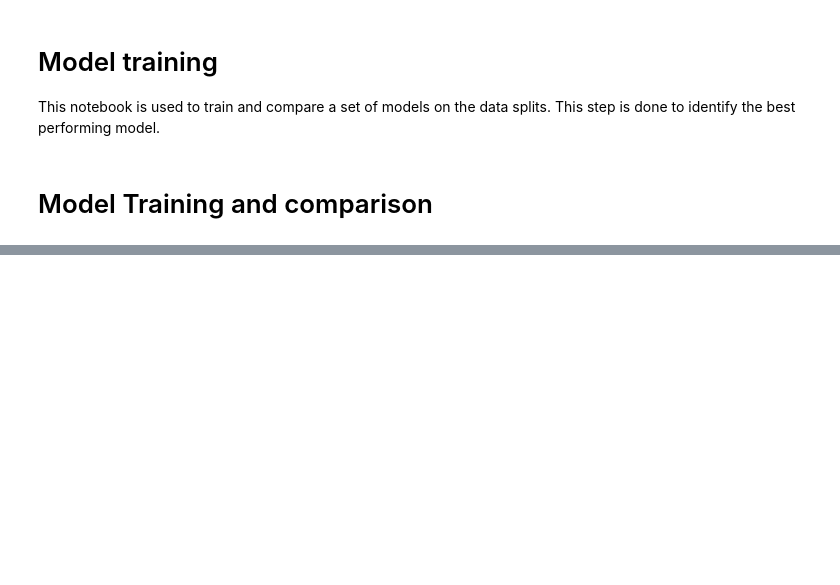
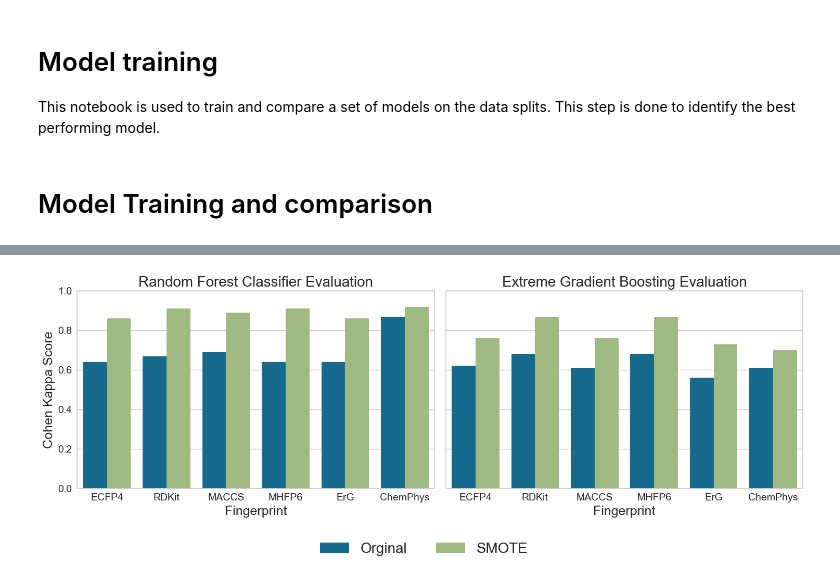
Before and after one commit to IMI-COMBINE/broad_spectrum_prediction, a Jupyter notebook: src/7_model_selection.ipynb, the cells around one changed output, grey strips where cells are left out. Drawn from its saved outputs; the diff is of its cells as text; code cells hidden in the pictures; blank space fills up the shorter version.

```diff
--- a/src/7_model_selection.ipynb
+++ b/src/7_model_selection.ipynb
@@ -129,0 +140,67 @@ Training rdkit model with no SMOTE
+# %%
+m = final_eval_df["Model"].isin(
+    ["Random Forest Classifier", "Extreme Gradient Boosting"]
+)
+top_models = final_eval_df[m]
+# %%
+fig, (ax1, ax2) = plt.subplots(1, 2, figsize=(15, 5))
+
+sns.barplot(
+    data=top_models[top_models["Model"] == "Random Forest Classifier"],
+    x="fingerprint",
+    y="kappa",
+    hue="Train type",
+    hue_order=["Orginal", "SMOTE"],
+    ax=ax1,
+)
+ax1.set_ylabel("Cohen Kappa Score", fontsize=18)
+ax1.set_xlabel("Fingerprint", fontsize=18)
+# increase font size of x ticks
+ax1.tick_params(axis="x", labelsize=14)
+ax1.tick_params(axis="y", labelsize=14)
+ax1.set_ylim(0, 1)
+
+# remove legend
+ax1.get_legend().remove()
+
+ax1.set_title("Random Forest Classifier Evaluation", fontsize=20)
+
+sns.barplot(
+    data=top_models[top_models["Model"] == "Extreme Gradient Boosting"],
+    x="fingerprint",
+    y="kappa",
+    hue="Train type",
+    hue_order=["Orginal", "SMOTE"],
+    ax=ax2,
+)
+ax2.set_ylabel("")
+ax2.set_xlabel("Fingerprint", fontsize=18)
+
+# remove y tick labels
+ax2.set_yticklabels([])
+
+# increase font size of x ticks
+ax2.tick_params(axis="x", labelsize=14)
+ax2.tick_params(axis="y", labelsize=14)
+
+ax2.set_ylim(0, 1)
+ax2.set_title("Extreme Gradient Boosting Evaluation", fontsize=20)
+
+# remove legend
+ax2.get_legend().remove()
+
+handles, labels = ax1.get_legend_handles_labels()
+fig.legend(
+    handles,
+    labels,
+    loc="upper center",
+    bbox_to_anchor=(0.5, -0.01),
+    ncol=2,
+    fontsize=20,
+)
+
+plt.tight_layout()
+plt.savefig("../figures/figure_5.png", dpi=400)
+plt.show()
+# %% [output]
+[figure, added]
```
Also changed, not shown: parts of 7 cells of this notebook, 2 other files.
